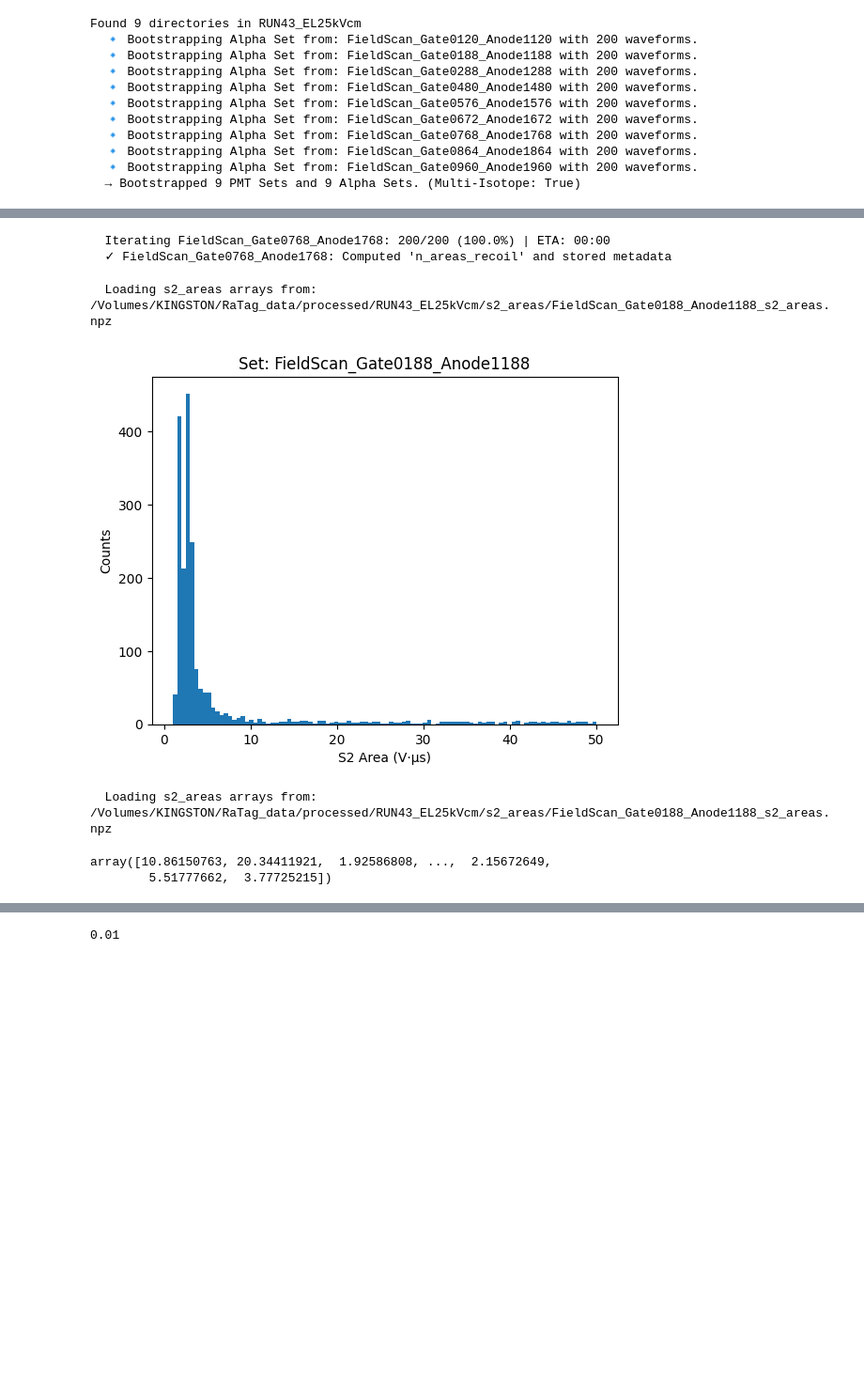
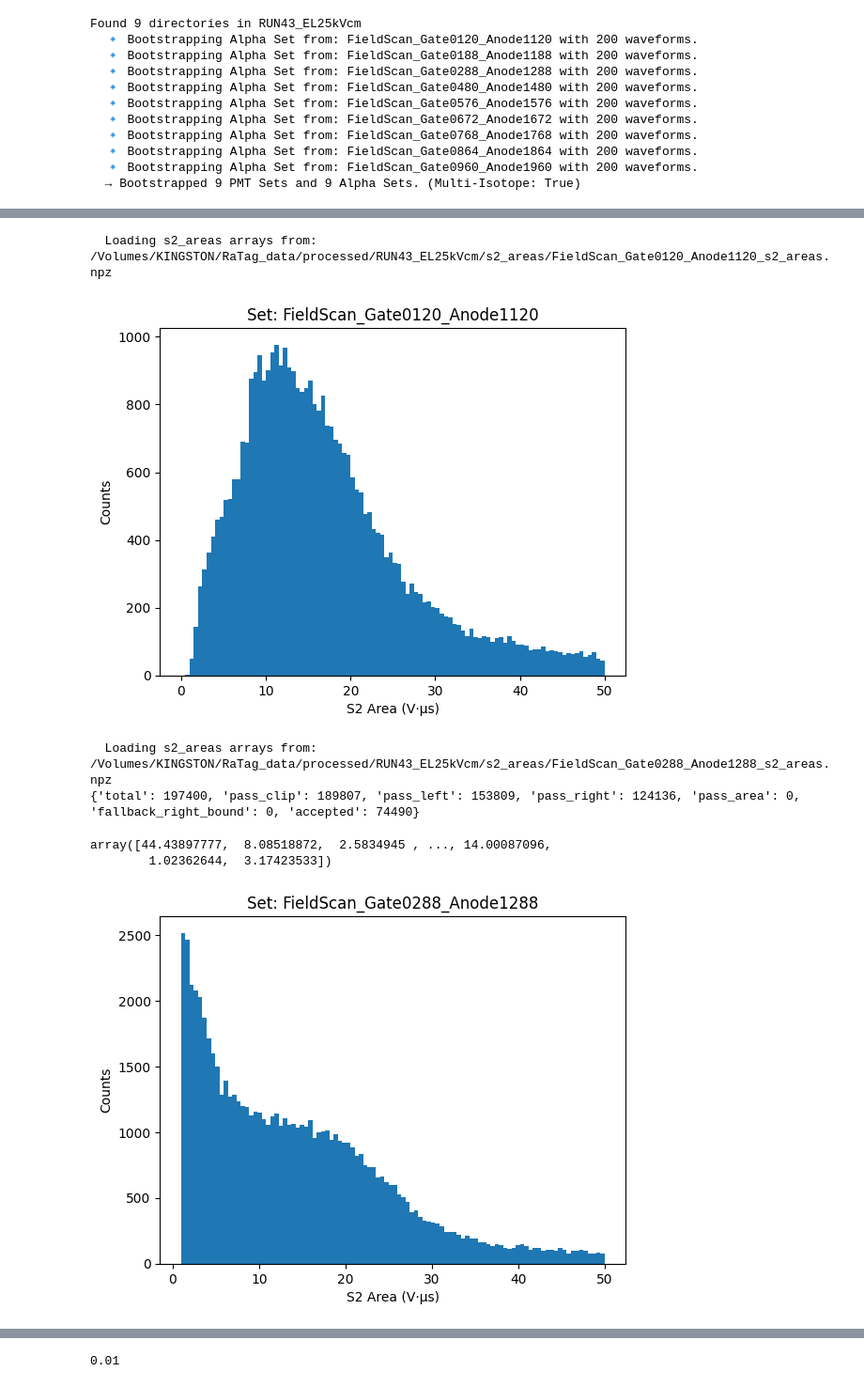
Before and after one commit to proscrite/RaTag, a Jupyter notebook: notebooks/dev_recoil_integration_.ipynb, the cells around one changed output, grey strips where cells are left out. Shown at 94% size. Saved outputs shown, nothing was run; the diff lists cells and outputs as text; code cells hidden in the pictures; blank space fills up the shorter version.

```diff
--- a/notebooks/dev_recoil_integration_.ipynb
+++ b/notebooks/dev_recoil_integration_.ipynb
@@ -60,27 +63,24 @@ set0 = resolve_set_recoils(set0, max_frames=None, config=time_config, force=True
-# %%
-set6 = resolve_set_recoils(set6, max_frames=None, config=time_config, force=True)
-# %% [output]
-  Iterating FieldScan_Gate0768_Anode1768: 200/200 (100.0%) | ETA: 00:00
-  ✓ FieldScan_Gate0768_Anode1768: Computed 'n_areas_recoil' and stored metadata
 # %%
 file = file_ops.load_npz_arrays(set0, signal_type='s2_areas', )
 # stats_dict = file['stats']
 s2_areas_hard = file['s2_areas']
 # print(stats_dict)
-plt.hist(s2_areas_hard, bins=100, range=(1, 50));
+plt.hist(s2_areas_hard, bins=100, range=(0, 50));
 plt.gca().set(xlabel='S2 Area (V·µs)', ylabel='Counts', title='Set: {}'.format(set0.name));
 # %% [output]
-  Loading s2_areas arrays from: /Volumes/KINGSTON/RaTag_data/processed/RUN43_EL25kVcm/s2_areas/FieldScan_Gate0188_Anode1188_s2_areas.npz
+  Loading s2_areas arrays from: /Volumes/KINGSTON/RaTag_data/processed/RUN43_EL25kVcm/s2_areas/FieldScan_Gate0120_Anode1120_s2_areas.npz
-[figure, old version]
+[figure, new version]
 # %%
-file = file_ops.load_npz_arrays(set0, signal_type='s2_areas', )
-# stats_dict = file['stats']
+file = file_ops.load_npz_arrays(set2, signal_type='s2_areas', )
+stats_dict = file['stats']
 s2_areas = file['s2_areas']
-# # print(stats_dict)
-# plt.hist(s2_areas, bins=100, range=(1, 50));
-# plt.gca().set(xlabel='S2 Area (V·µs)', ylabel='Counts', title='Set: {}'.format(set0.name));
+print(stats_dict)
+plt.hist(s2_areas, bins=100, range=(1, 50));
+plt.gca().set(xlabel='S2 Area (V·µs)', ylabel='Counts', title='Set: {}'.format(set2.name));
 s2_areas
 # %% [output]
-  Loading s2_areas arrays from: /Volumes/KINGSTON/RaTag_data/processed/RUN43_EL25kVcm/s2_areas/FieldScan_Gate0188_Anode1188_s2_areas.npz
+  Loading s2_areas arrays from: /Volumes/KINGSTON/RaTag_data/processed/RUN43_EL25kVcm/s2_areas/FieldScan_Gate0288_Anode1288_s2_areas.npz
+{'total': 197400, 'pass_clip': 189807, 'pass_left': 153809, 'pass_right': 124136, 'pass_area': 0, 'fallback_right_bound': 0, 'accepted': 74490}
-array([10.86150763, 20.34411921,  1.92586808, ...,  2.15672649,
-        5.51777662,  3.77725215])
+array([44.43897777,  8.08518872,  2.5834945 , ..., 14.00087096,
+        1.02362644,  3.17423533])
+[figure, added]
```
Also changed, not shown: parts of 35 cells of this notebook, 8 other files.
